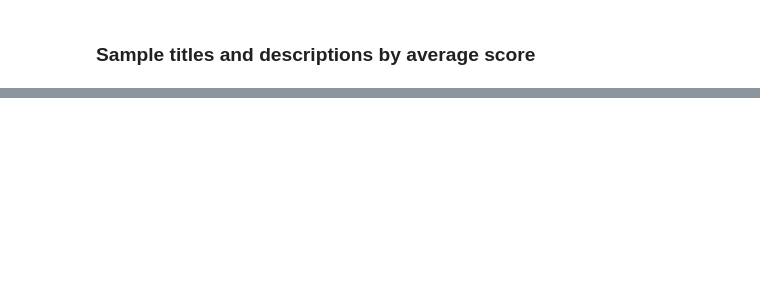
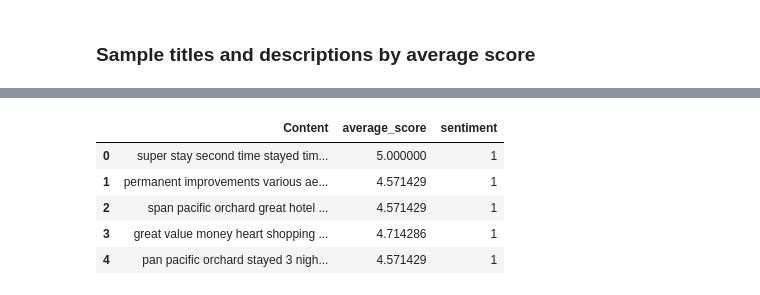
Before and after one commit to karencfisher/hotel-reviews, a Jupyter notebook: notebooks/exploration.ipynb, the cells around one changed output, grey strips where cells are left out. Drawn from its saved outputs; the diff is of its cells as text; code cells hidden in the pictures; blank space fills up the shorter version.

```diff
--- a/notebooks/exploration.ipynb
+++ b/notebooks/exploration.ipynb
@@ -88,0 +95,9 @@ plt.bar(['Bad', 'Good'], df_reviews['sentiment'].value_counts().sort_index());
+# %%
+nltk.download(['names', 'stopwords'])
+stopwords = nltk.corpus.stopwords.words("english")
+
+def cleanText(document):
+  text = re.sub('[^a-zA-Z0-9 ]', '', document)
+  tokens = text.lower().split()
+  tokens = [w for w in tokens if w not in stopwords]
+  return " ".join(tokens)
@@ -88,0 +109,13 @@ plt.bar(['Bad', 'Good'], df_reviews['sentiment'].value_counts().sort_index());
+# %%
+df_reviews['Title'] = df_reviews['Title'].apply(lambda x: x.replace('“','').replace('”',''))
+df_reviews['Content'] = df_reviews['Title'] + ' ' + df_reviews['Content']
+df_reviews.drop(columns=['Title'], inplace = True)
+df_reviews['Content'] = df_reviews['Content'].apply(cleanText)
+df_reviews.sample(10)
+# %% [output]
+|  | Content | average_score | sentiment |
+| 0 | super stay second time stayed tim... | 5.000000 | 1 |
+| 1 | permanent improvements various ae... | 4.571429 | 1 |
+| 2 | span pacific orchard great hotel ... | 4.571429 | 1 |
+| 3 | great value money heart shopping ... | 4.714286 | 1 |
+| 4 | pan pacific orchard stayed 3 nigh... | 4.571429 | 1 |
```
Also changed, not shown: parts of 11 cells of this notebook.
